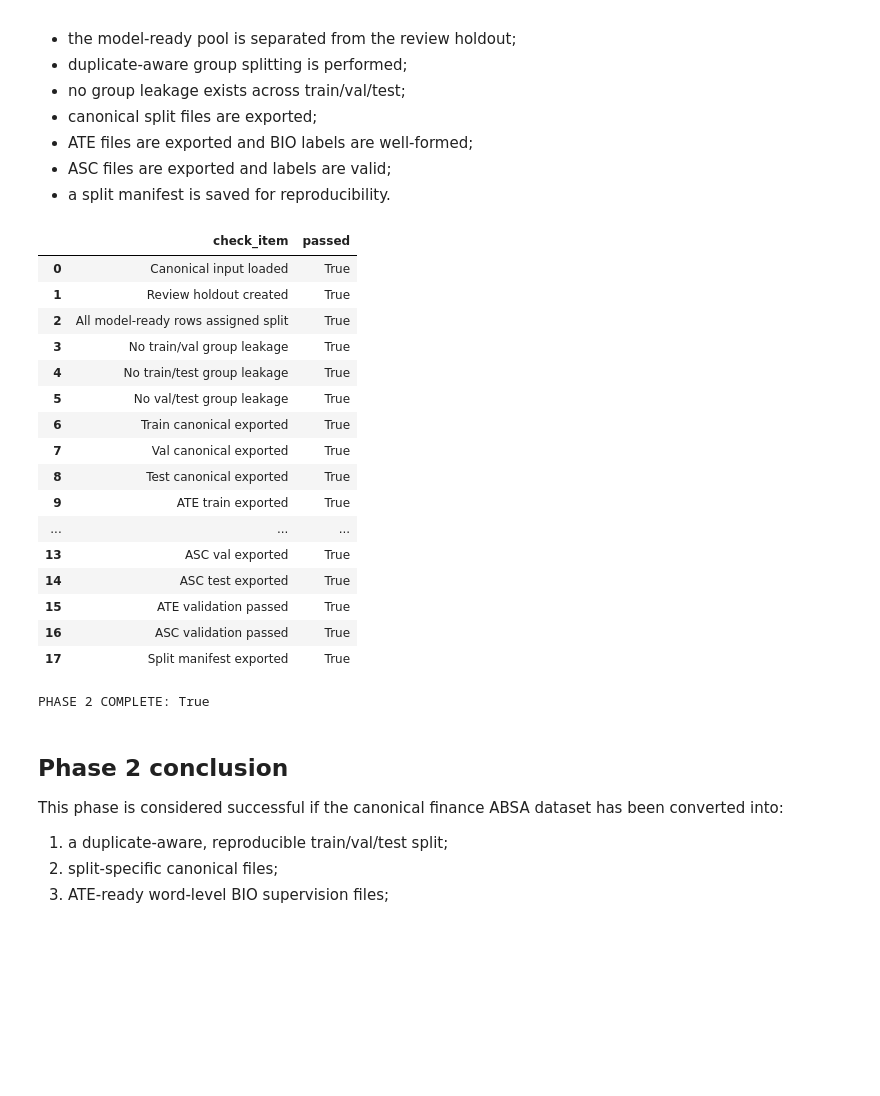
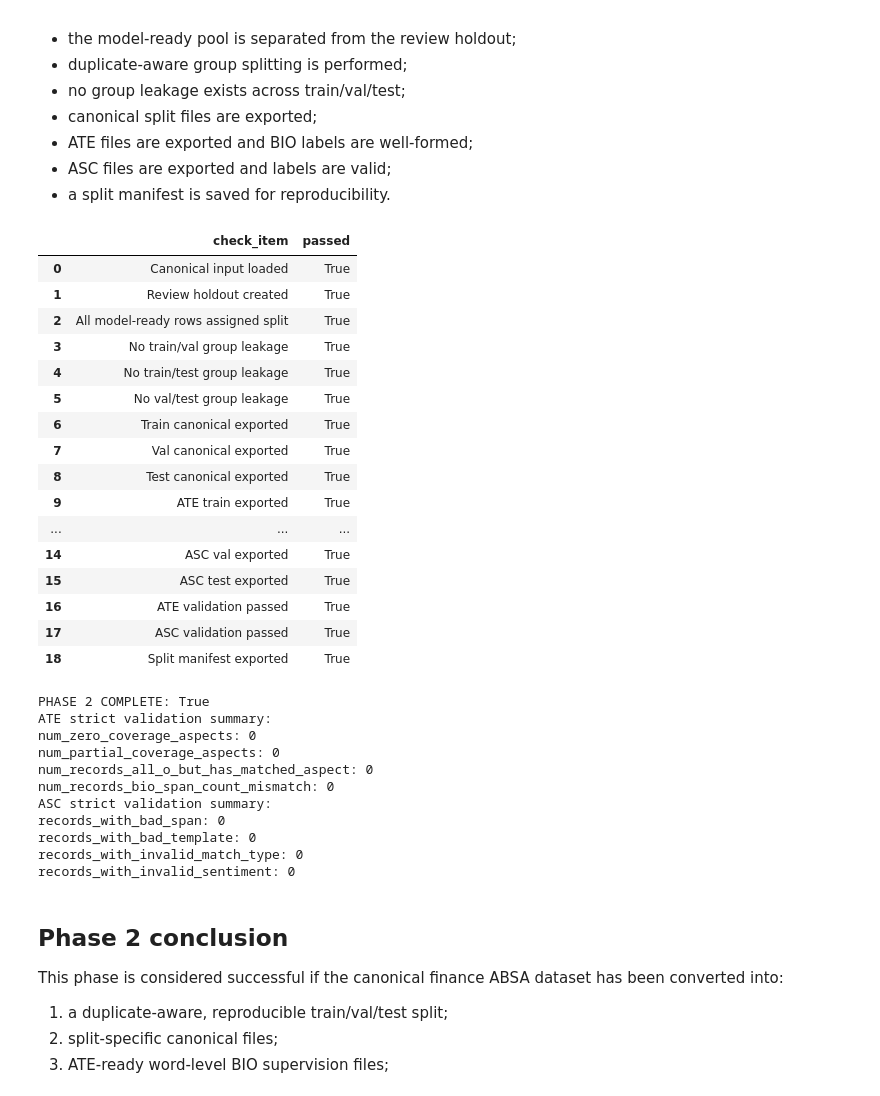
Before and after one commit to JKFlipFlop1108/NLP_PROJECT_ABSA, a Jupyter notebook: Phase 2 — Duplicate-Aware Headline-Level Split and Task-Specific Export.ipynb, the cells around one changed output. Saved outputs shown, nothing was run; the diff lists cells and outputs as text; code cells hidden in the pictures; blank space fills up the shorter version.

```diff
--- a/Phase 2 — Duplicate-Aware Headline-Level Split and Task-Specific Export.ipynb
+++ b/Phase 2 — Duplicate-Aware Headline-Level Split and Task-Specific Export.ipynb
@@ -45,6 +45,7 @@ CANONICAL_REVIEW_JSONL = OUT_DIR / "review_holdout_canonical.jsonl"
 ATE_TRAIN_JSONL = OUT_DIR / "ate_train.jsonl"
 ATE_VAL_JSONL   = OUT_DIR / "ate_val.jsonl"
 ATE_TEST_JSONL  = OUT_DIR / "ate_test.jsonl"
+ATE_ALIGNMENT_ISSUES_JSONL = OUT_DIR / "ate_alignment_issues.jsonl"
 
 ASC_TRAIN_JSONL = OUT_DIR / "asc_train.jsonl"
 ASC_VAL_JSONL   = OUT_DIR / "asc_val.jsonl"
@@ -514,9 +676,23 @@ save_jsonl(ate_train, ATE_TRAIN_JSONL)
 save_jsonl(ate_val, ATE_VAL_JSONL)
 save_jsonl(ate_test, ATE_TEST_JSONL)
 
+ate_alignment_issues = []
+for rec in ate_train + ate_val + ate_test:
+    if (
+        rec["has_all_o_but_matched_aspect"]
+        or rec["num_zero_coverage_aspects"] > 0
+        or rec["num_partial_coverage_aspects"] > 0
+        or rec.get("bio_span_count_mismatch", False)
+    ):
+        ate_alignment_issues.append(rec)
+
+save_jsonl(ate_alignment_issues, ATE_ALIGNMENT_ISSUES_JSONL)
+
 print("Saved:", ATE_TRAIN_JSONL)
 print("Saved:", ATE_VAL_JSONL)
 print("Saved:", ATE_TEST_JSONL)
+print("Saved:", ATE_ALIGNMENT_ISSUES_JSONL)
+print("ATE alignment issue rows:", len(ate_alignment_issues))
 # %% [output]
 Saved: outputs_phase2\ate_train.jsonl
 Saved: outputs_phase2\ate_val.jsonl
@@ -687,41 +922,89 @@ checklist = [
     ("Test canonical exported", CANONICAL_TEST_JSONL.exists()),
     ("ATE train exported", ATE_TRAIN_JSONL.exists()),
     ("ATE val exported", ATE_VAL_JSONL.exists()),
     ("ATE test exported", ATE_TEST_JSONL.exists()),
+    ("ATE alignment issues exported", ATE_ALIGNMENT_ISSUES_JSONL.exists()),
     ("ASC train exported", ASC_TRAIN_JSONL.exists()),
     ("ASC val exported", ASC_VAL_JSONL.exists()),
     ("ASC test exported", ASC_TEST_JSONL.exists()),
-    ("ATE validation passed", ate_validation["train_token_label_len_ok"] and ate_validation["val_token_label_len_ok"] and ate_validation["test_token_label_len_ok"]),
-    ("ASC validation passed", asc_validation["train_all_labels_valid"] and asc_validation["val_all_labels_valid"] and asc_validation["test_all_labels_valid"]),
+    ("ATE validation passed", (
+        ate_validation["train_token_label_len_ok"] and ate_validation["val_token_label_len_ok"] and ate_validation["test_token_label_len_ok"]
+        and ate_validation["train_bio_tags_valid"] and ate_validation["val_bio_tags_valid"] and ate_validation["test_bio_tags_valid"]
+        and ate_validation["train_no_illegal_i_without_b"] and ate_validation["val_no_illegal_i_without_b"] and ate_validation["test_no_illegal_i_without_b"]
+        and ate_validation["train_num_records_all_o_but_has_matched_aspect"] == 0
+        and ate_validation["val_num_records_all_o_but_has_matched_aspect"] == 0
+        and ate_validation["test_num_records_all_o_but_has_matched_aspect"] == 0
+        and ate_validation["train_num_zero_coverage_aspects"] == 0
+        and ate_validation["val_num_zero_coverage_aspects"] == 0
+        and ate_validation["test_num_zero_coverage_aspects"] == 0
+        and ate_validation["train_num_partial_coverage_aspects"] == 0
+        and ate_validation["val_num_partial_coverage_aspects"] == 0
+        and ate_validation["test_num_partial_coverage_aspects"] == 0
+    )),
+    ("ASC validation passed", (
+        asc_validation["train_all_labels_valid"] and asc_validation["val_all_labels_valid"] and asc_validation["test_all_labels_valid"]
+        and asc_validation["train_records_with_bad_span"] == 0
+        and asc_validation["val_records_with_bad_span"] == 0
+        and asc_validation["test_records_with_bad_span"] == 0
+        and asc_validation["train_records_with_bad_template"] == 0
+        and asc_validation["val_records_with_bad_template"] == 0
+        and asc_validation["test_records_with_bad_template"] == 0
+        and asc_validation["train_records_with_invalid_match_type"] == 0
+        and asc_validation["val_records_with_invalid_match_type"] == 0
+        and asc_validation["test_records_with_invalid_match_type"] == 0
+        and asc_validation["train_records_with_invalid_sentiment"] == 0
+        and asc_validation["val_records_with_invalid_sentiment"] == 0
+        and asc_validation["test_records_with_invalid_sentiment"] == 0
+    )),
     ("Split manifest exported", SPLIT_MANIFEST_PATH.exists()),
 ]
 
 df_checklist = pd.DataFrame(checklist, columns=["check_item", "passed"])
 df_checklist.to_csv(PHASE2_CHECKLIST_PATH, index=False)
 
 display(df_checklist)
 
 all_passed = df_checklist["passed"].all()
 print("PHASE 2 COMPLETE:", all_passed)
+print("ATE strict validation summary:")
+print("num_zero_coverage_aspects:", ate_validation["train_num_zero_coverage_aspects"] + ate_validation["val_num_zero_coverage_aspects"] + ate_validation["test_num_zero_coverage_aspects"])
+print("num_partial_coverage_aspects:", ate_validation["train_num_partial_coverage_aspects"] + ate_validation["val_num_partial_coverage_aspects"] + ate_validation["test_num_partial_coverage_aspects"])
+print("num_records_all_o_but_has_matched_aspect:", ate_validation["train_num_records_all_o_but_has_matched_aspect"] + ate_validation["val_num_records_all_o_but_has_matched_aspect"] + ate_validation["test_num_records_all_o_but_has_matched_aspect"])
+print("num_records_bio_span_count_mismatch:", ate_validation["train_num_records_bio_span_count_mismatch"] + ate_validation["val_num_records_bio_span_count_mismatch"] + ate_validation["test_num_records_bio_span_count_mismatch"])
+print("ASC strict validation summary:")
+print("records_with_bad_span:", asc_validation["train_records_with_bad_span"] + asc_validation["val_records_with_bad_span"] + asc_validation["test_records_with_bad_span"])
+print("records_with_bad_template:", asc_validation["train_records_with_bad_template"] + asc_validation["val_records_with_bad_template"] + asc_validation["test_records_with_bad_template"])
+print("records_with_invalid_match_type:", asc_validation["train_records_with_invalid_match_type"] + asc_validation["val_records_with_invalid_match_type"] + asc_validation["test_records_with_invalid_match_type"])
+print("records_with_invalid_sentiment:", asc_validation["train_records_with_invalid_sentiment"] + asc_validation["val_records_with_invalid_sentiment"] + asc_validation["test_records_with_invalid_sentiment"])
 # %% [output]
 |  | check_item | passed |
 | 0 | Canonical input loaded | True |
 | 1 | Review holdout created | True |
 | 2 | All model-ready rows assigned split | True |
 | 3 | No train/val group leakage | True |
 | 4 | No train/test group leakage | True |
 | 5 | No val/test group leakage | True |
 | 6 | Train canonical exported | True |
 | 7 | Val canonical exported | True |
 | 8 | Test canonical exported | True |
 | 9 | ATE train exported | True |
 | ... | ... | ... |
-| 13 | ASC val exported | True |
-| 14 | ASC test exported | True |
-| 15 | ATE validation passed | True |
-| 16 | ASC validation passed | True |
-| 17 | Split manifest exported | True |
+| 14 | ASC val exported | True |
+| 15 | ASC test exported | True |
+| 16 | ATE validation passed | True |
+| 17 | ASC validation passed | True |
+| 18 | Split manifest exported | True |
 PHASE 2 COMPLETE: True
+ATE strict validation summary:
+num_zero_coverage_aspects: 0
+num_partial_coverage_aspects: 0
+num_records_all_o_but_has_matched_aspect: 0
+num_records_bio_span_count_mismatch: 0
+ASC strict validation summary:
+records_with_bad_span: 0
+records_with_bad_template: 0
+records_with_invalid_match_type: 0
+records_with_invalid_sentiment: 0
 # %% [markdown]
 ## Phase 2 conclusion
 
```
Also changed, not shown: parts of 18 cells of this notebook, 34 other files.
